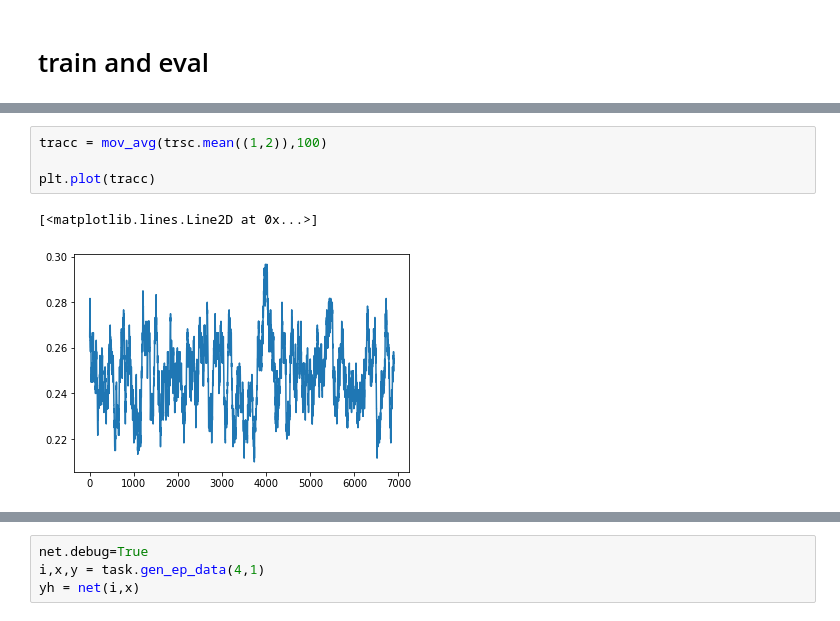
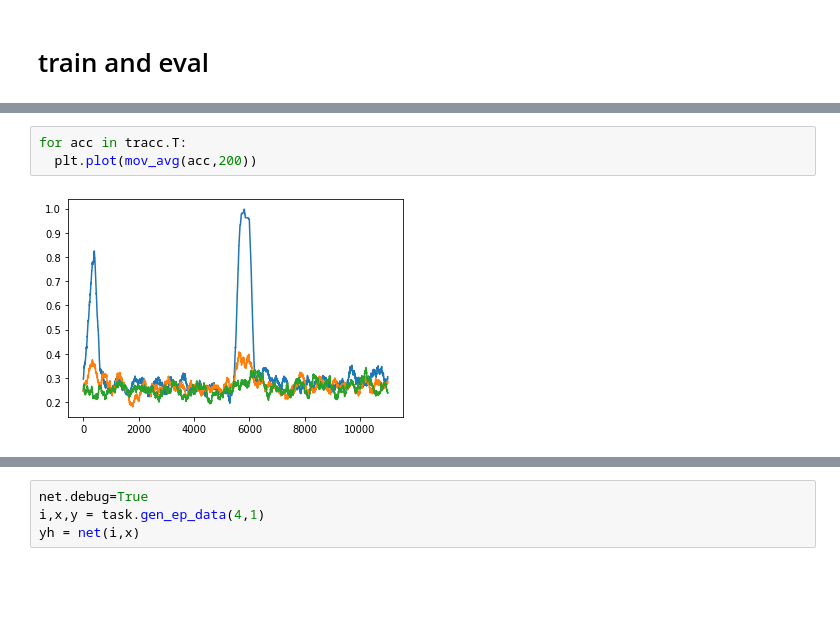
Before and after one commit to andrebeu/PM, a Jupyter notebook: amtask-barcode.ipynb, the cells around one changed output, grey strips where cells are left out. Cells and saved outputs as stored; diff of their text form; blank space fills up the shorter version.

```diff
--- a/amtask-barcode.ipynb
+++ b/amtask-barcode.ipynb
@@ -141,10 +182,8 @@ trsc = np.concatenate(trscL)
-# %%
-tracc = mov_avg(trsc.mean((1,2)),100)
-
-plt.plot(tracc)
-# %% [output]
-[<matplotlib.lines.Line2D at 0x...>]
-[figure, removed]
+# %%
+for acc in tracc.T:
+  plt.plot(mov_avg(acc,200))
+# %% [output]
+[figure, added]
 # %%
 tracc = trsc.mean(-1)
 
```
Also changed, not shown: parts of 21 cells of this notebook, 23 other files.
